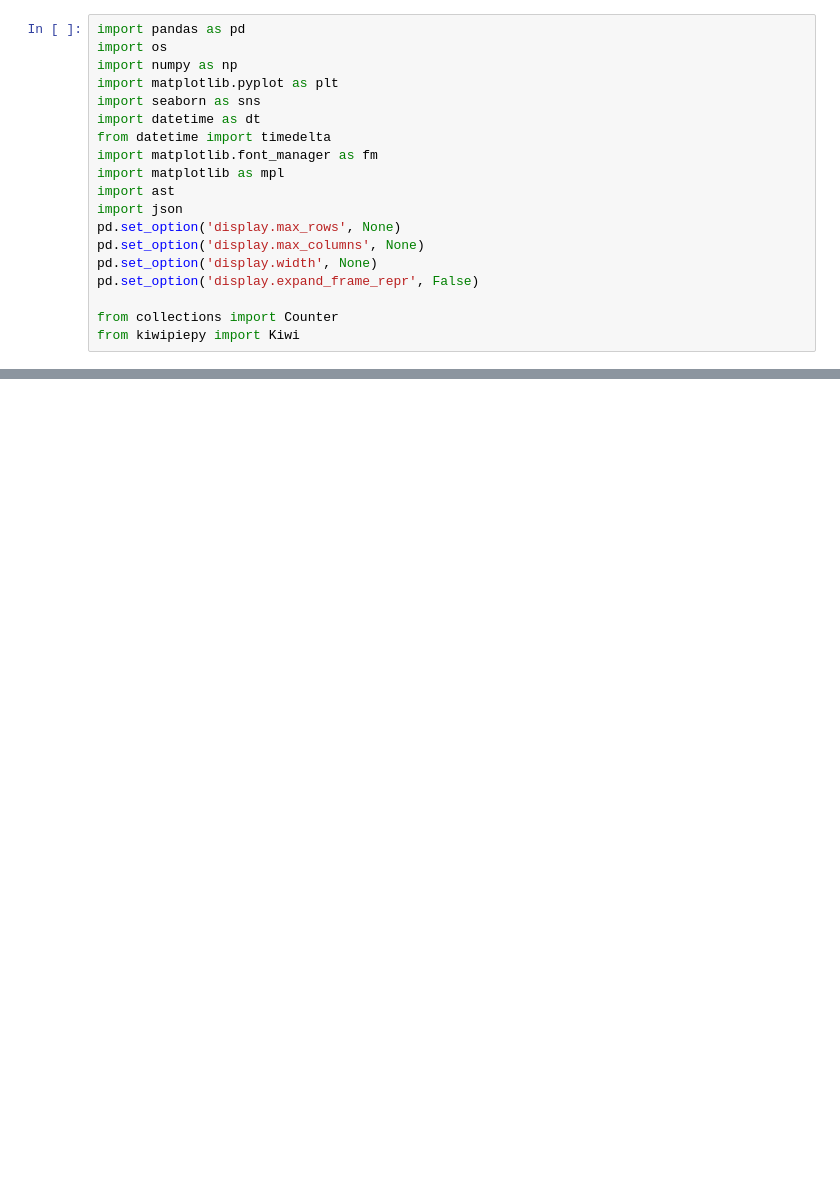
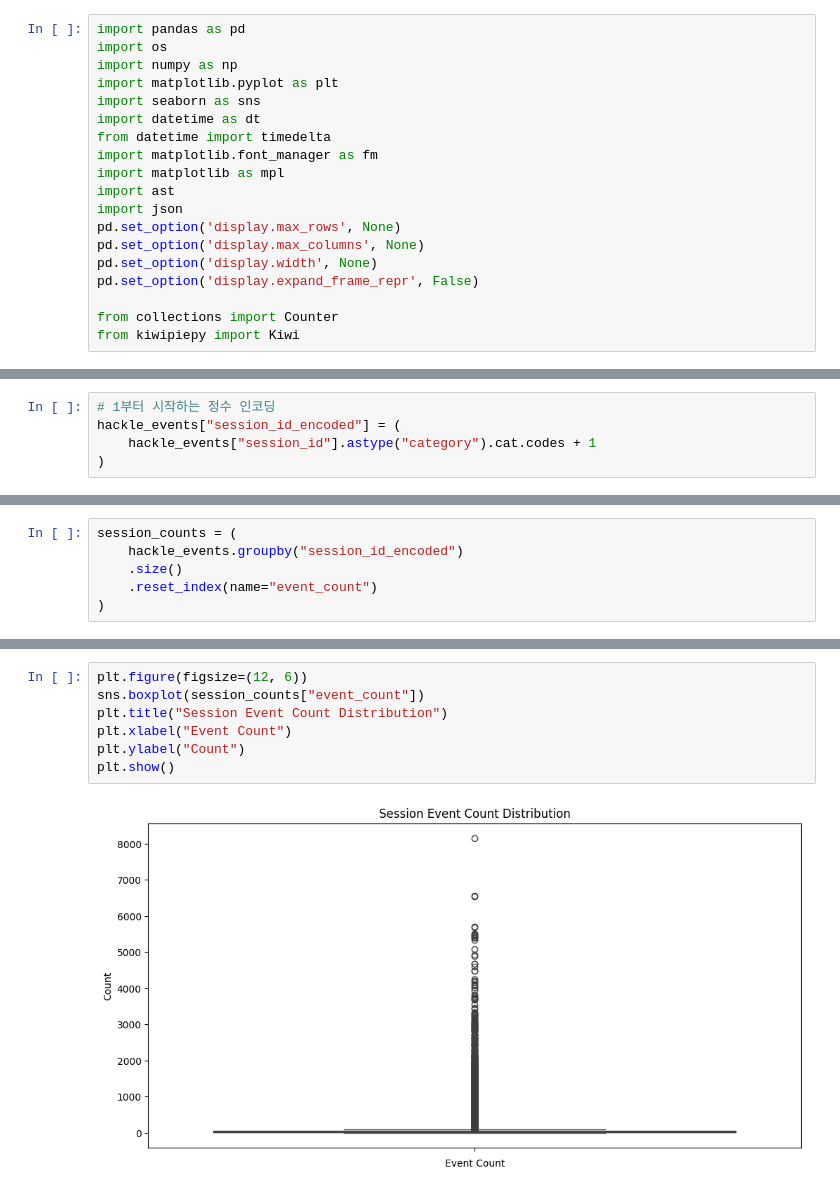
Before and after one commit to seung127/codeit_project, a Jupyter notebook: codeit-project-docker/notebooks/data_preprocess_hackle.ipynb, the cells around one changed output, grey strips where cells are left out. Drawn from its saved outputs; the diff is of its cells as text; blank space fills up the shorter version.

Commit message:
hackle_eda

```diff
--- a/codeit-project-docker/notebooks/data_preprocess_hackle.ipynb
+++ b/codeit-project-docker/notebooks/data_preprocess_hackle.ipynb
@@ -48,0 +83,5 @@ user_properties = dfs["user_properties"]
+# %%
+# 1부터 시작하는 정수 인코딩
+hackle_events["session_id_encoded"] = (
+    hackle_events["session_id"].astype("category").cat.codes + 1
+)
@@ -48,0 +101,6 @@ user_properties = dfs["user_properties"]
+# %%
+session_counts = (
+    hackle_events.groupby("session_id_encoded")
+    .size()
+    .reset_index(name="event_count")
+)
@@ -48,0 +128,9 @@ user_properties = dfs["user_properties"]
+# %%
+plt.figure(figsize=(12, 6))
+sns.boxplot(session_counts["event_count"])
+plt.title("Session Event Count Distribution")
+plt.xlabel("Event Count")
+plt.ylabel("Count")
+plt.show()
+# %% [output]
+[figure, added]
```
Also changed, not shown: parts of 13 cells of this notebook, 2 other files.
